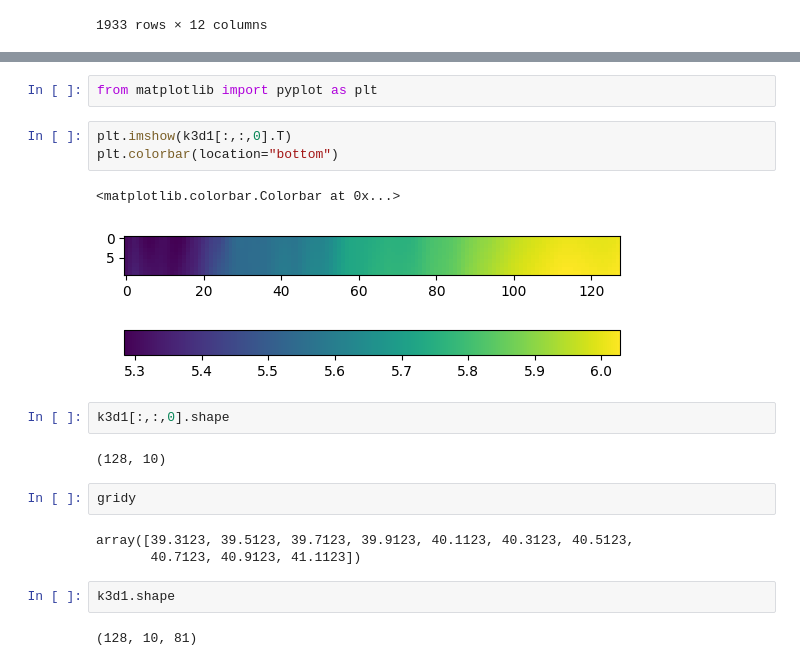
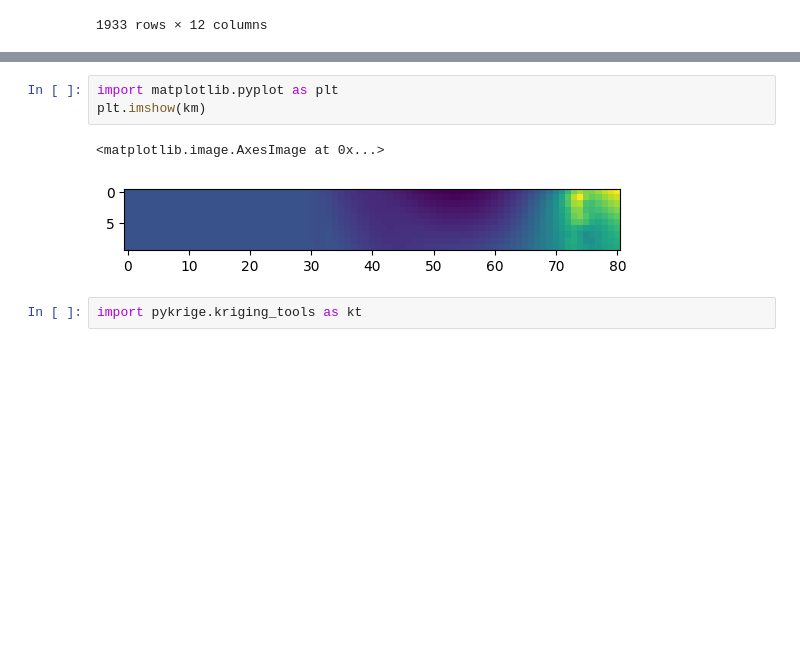
Before and after one commit to mrtkp9993/NAFZ-Streamlit, a Jupyter notebook: kringing.ipynb, the cells around one changed output, grey strips where cells are left out. Cells and saved outputs as stored; diff of their text form; blank space fills up the shorter version.

```diff
--- a/kringing.ipynb
+++ b/kringing.ipynb
@@ -69,21 +55,8 @@ ok3d.display_variogram_model()
 # %%
-from matplotlib import pyplot as plt
+import matplotlib.pyplot as plt
+plt.imshow(km)
+# %% [output]
+<matplotlib.image.AxesImage at 0x...>
+[figure, added]
-# %%
-plt.imshow(k3d1[:,:,0].T)
-plt.colorbar(location="bottom")
-# %% [output]
-<matplotlib.colorbar.Colorbar at 0x...>
-[figure, removed]
-# %%
-k3d1[:,:,0].shape
-# %% [output]
-(128, 10)
-# %%
-gridy
-# %% [output]
-array([39.3123, 39.5123, 39.7123, 39.9123, 40.1123, 40.3123, 40.5123,
-       40.7123, 40.9123, 41.1123])
-# %%
-k3d1.shape
-# %% [output]
-(128, 10, 81)
+# %%
+import pykrige.kriging_tools as kt
```
Also changed, not shown: parts of 7 cells of this notebook, 1 other file.
